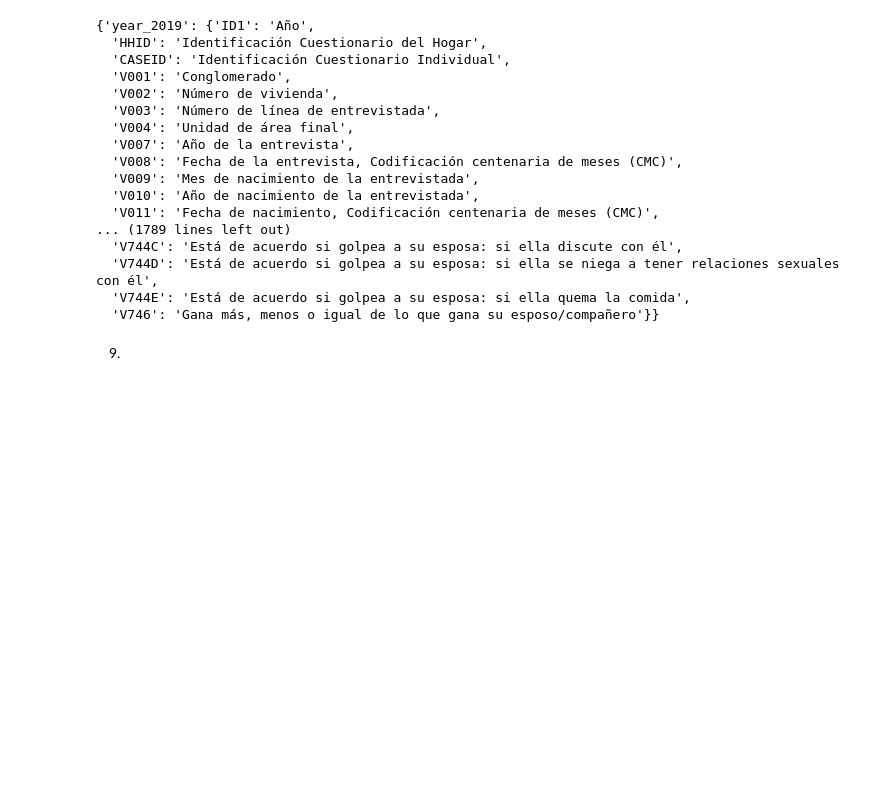
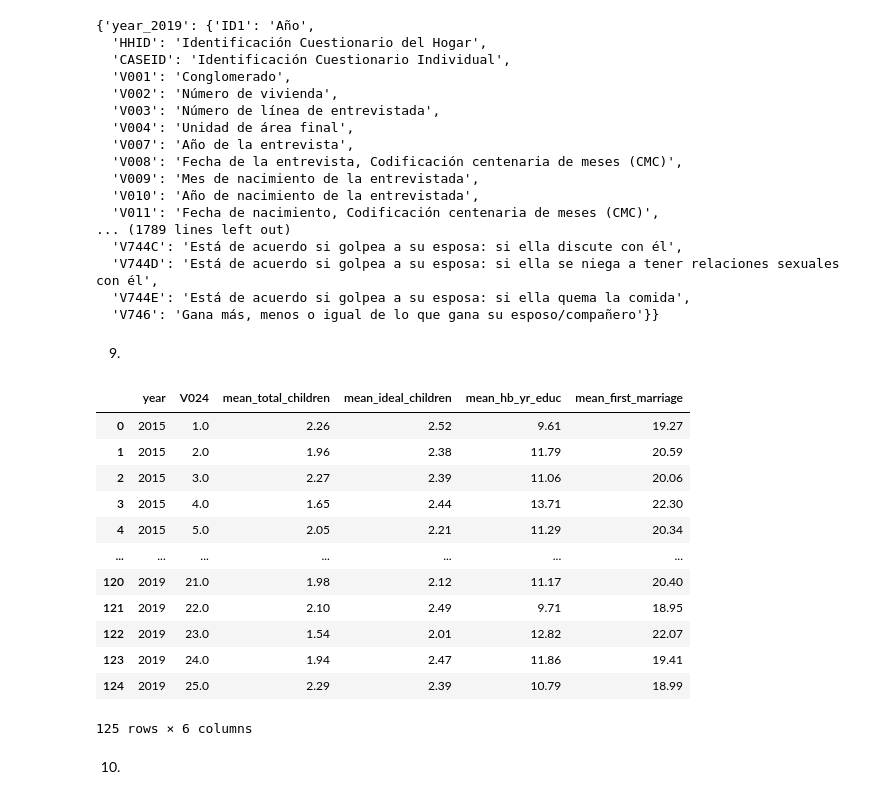
Before and after one commit to alexanderquispe/BiLab_Summer_Python, a Jupyter notebook: assignments/Assignment_4/group_2_ass_4_2024.ipynb, the cells around one changed output. Drawn from its saved outputs; the diff is of its cells as text; code cells hidden in the pictures; blank space fills up the shorter version.

```diff
--- a/assignments/Assignment_4/group_2_ass_4_2024.ipynb
+++ b/assignments/Assignment_4/group_2_ass_4_2024.ipynb
@@ -365,3 +369,34 @@ endes_data_2015_2019.attrs['var_labels']
   'V746': 'Gana más, menos o igual de lo que gana su esposo/compañero'}}
 # %% [markdown]
 9.
+# %%
+key_vars = ['V201', 'V613', 'V715', 'V511']
+
+mean_key_vars = endes_data_2015_2019.groupby(['year', 'V024'])[key_vars].mean().reset_index()
+
+mean_key_vars = mean_key_vars.round(2)
+
+mean_key_vars = mean_key_vars.rename(columns={
+    'V201': 'mean_total_children',
+    'V613': 'mean_ideal_children',
+    'V715': 'mean_hb_yr_educ',
+    'V511': 'mean_first_marriage'
+})
+# %%
+mean_key_vars
+# %% [output]
+|  | year | V024 | mean_total_children | mean_ideal_children | mean_hb_yr_educ | mean_first_marriage |
+| 0 | 2015 | 1.0 | 2.26 | 2.52 | 9.61 | 19.27 |
+| 1 | 2015 | 2.0 | 1.96 | 2.38 | 11.79 | 20.59 |
+| 2 | 2015 | 3.0 | 2.27 | 2.39 | 11.06 | 20.06 |
+| 3 | 2015 | 4.0 | 1.65 | 2.44 | 13.71 | 22.30 |
+| 4 | 2015 | 5.0 | 2.05 | 2.21 | 11.29 | 20.34 |
+| ... | ... | ... | ... | ... | ... | ... |
+| 120 | 2019 | 21.0 | 1.98 | 2.12 | 11.17 | 20.40 |
+| 121 | 2019 | 22.0 | 2.10 | 2.49 | 9.71 | 18.95 |
+| 122 | 2019 | 23.0 | 1.54 | 2.01 | 12.82 | 22.07 |
+| 123 | 2019 | 24.0 | 1.94 | 2.47 | 11.86 | 19.41 |
+| 124 | 2019 | 25.0 | 2.29 | 2.39 | 10.79 | 18.99 |
+125 rows × 6 columns
+# %% [markdown]
+10.
```
Also changed, not shown: parts of 4 cells of this notebook.
